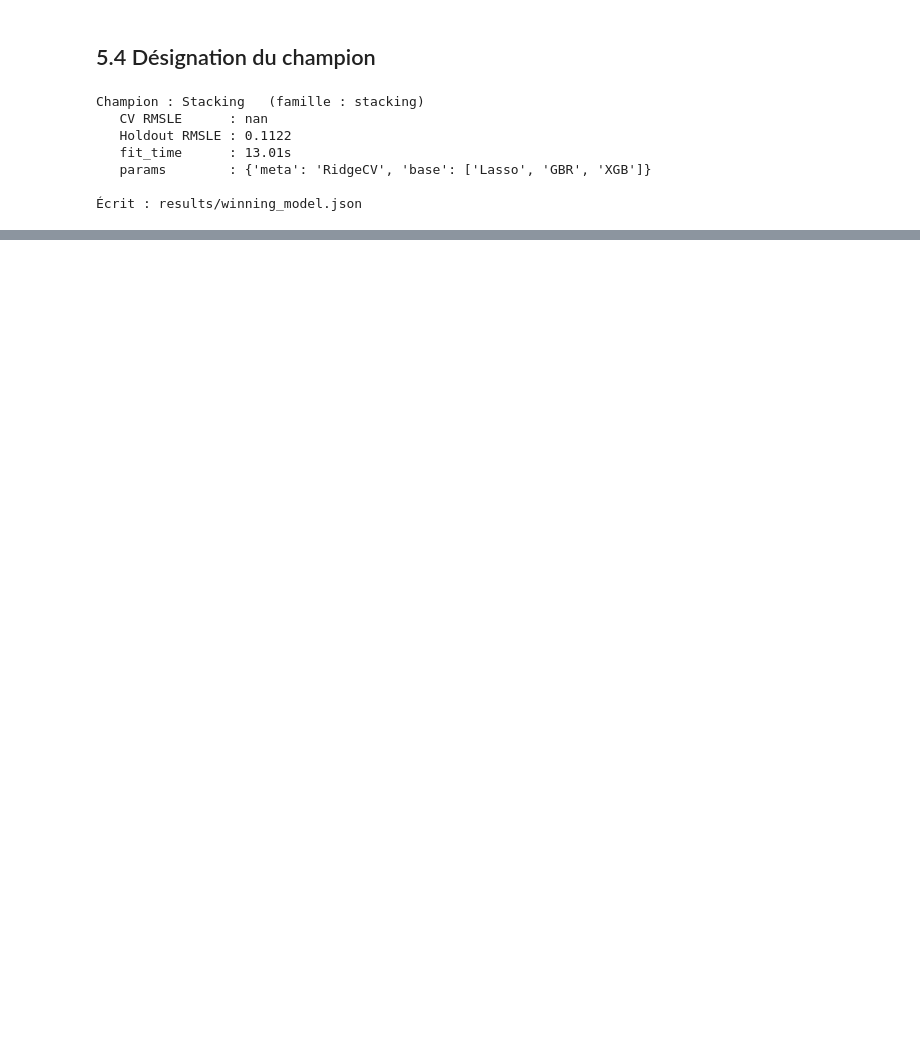
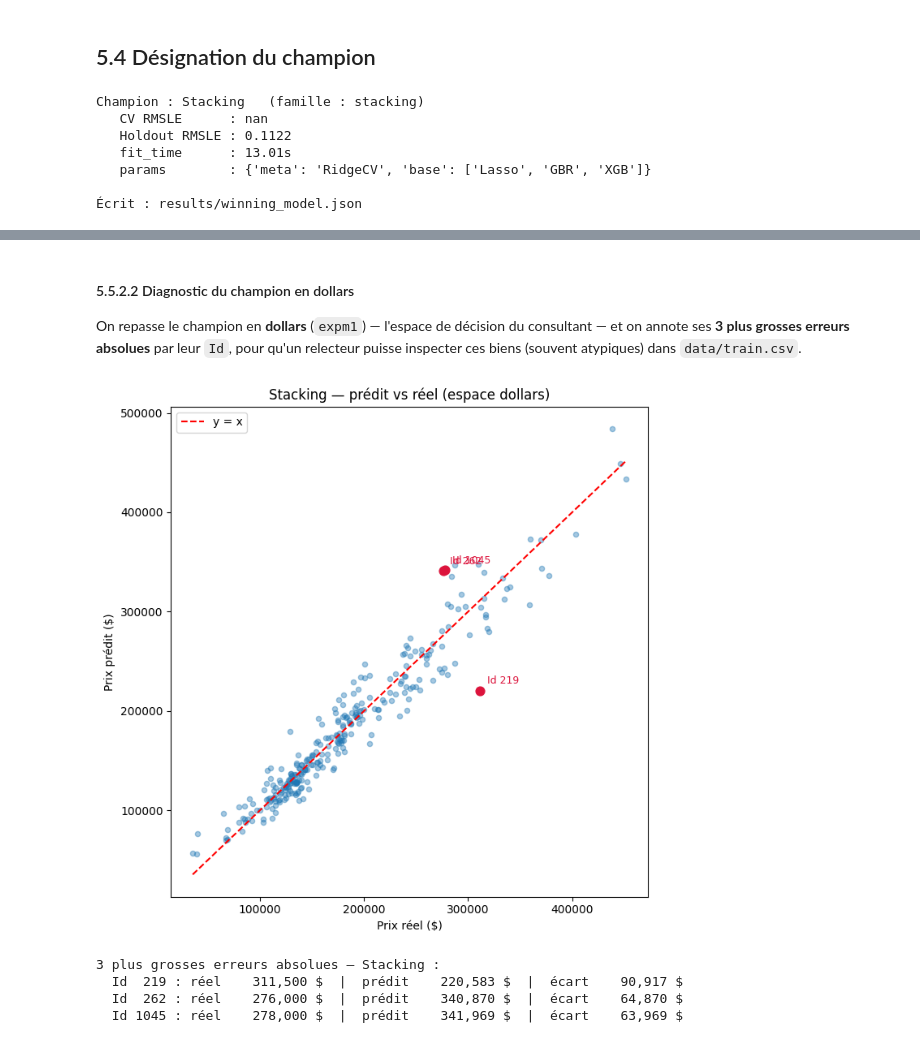
Before and after one commit to NoeBerdoz/predicting-house-prices-ml, a Jupyter notebook: 4_evaluation.ipynb, the cells around one changed output, grey strips where cells are left out. Drawn from its saved outputs; the diff is of its cells as text; code cells hidden in the pictures; blank space fills up the shorter version.

```diff
--- a/4_evaluation.ipynb
+++ b/4_evaluation.ipynb
@@ -188,0 +271,41 @@ else:
+# %% [markdown]
+#### 5.5.2.2 Diagnostic du champion en dollars
+
+On repasse le champion en **dollars** (`expm1`) — l'espace de décision du consultant — et on annote ses **3 plus grosses erreurs absolues** par leur `Id`, pour qu'un relecteur puisse inspecter ces biens (souvent atypiques) dans `data/train.csv`.
+# %%
+champion_name = winner['model']
+assert champion_name in preds, f"Prédictions holdout absentes pour {champion_name}"
+assert np.allclose(y_true, y_test_log.values), "Désalignement entre y_true (npz) et le split courant"
+
+ids = df_cleaned.loc[X_test.index, 'Id'].values
+y_pred_log = preds[champion_name]
+dollars_true = np.expm1(y_true)
+dollars_pred = np.expm1(y_pred_log)
+abs_err = np.abs(dollars_pred - dollars_true)
+worst = np.argsort(abs_err)[-3:][::-1]
+
+fig, ax = plt.subplots(figsize=(7, 7))
+ax.scatter(dollars_true, dollars_pred, alpha=0.4, s=20)
+lo, hi = float(dollars_true.min()), float(dollars_true.max())
+ax.plot([lo, hi], [lo, hi], 'r--', lw=1.5, label='y = x')
+for w in worst:
+    ax.scatter(dollars_true[w], dollars_pred[w], color='crimson', s=60, zorder=5)
+    ax.annotate(f"Id {int(ids[w])}", (dollars_true[w], dollars_pred[w]),
+                xytext=(6, 6), textcoords='offset points', color='crimson', fontsize=9)
+ax.set_xlabel('Prix réel ($)')
+ax.set_ylabel('Prix prédit ($)')
+ax.set_title(f"{champion_name} — prédit vs réel (espace dollars)")
+ax.legend()
+plt.tight_layout()
+plt.show()
+
+print(f"3 plus grosses erreurs absolues — {champion_name} :")
+for w in worst:
+    print(f"  Id {int(ids[w]):4d} : réel {dollars_true[w]:>10,.0f} $  |  "
+          f"prédit {dollars_pred[w]:>10,.0f} $  |  écart {abs_err[w]:>9,.0f} $")
+# %% [output]
+[figure, added]
+3 plus grosses erreurs absolues — Stacking :
+  Id  219 : réel    311,500 $  |  prédit    220,583 $  |  écart    90,917 $
+  Id  262 : réel    276,000 $  |  prédit    340,870 $  |  écart    64,870 $
+  Id 1045 : réel    278,000 $  |  prédit    341,969 $  |  écart    63,969 $
```
Also changed, not shown: parts of 17 cells of this notebook, 4 other files.
